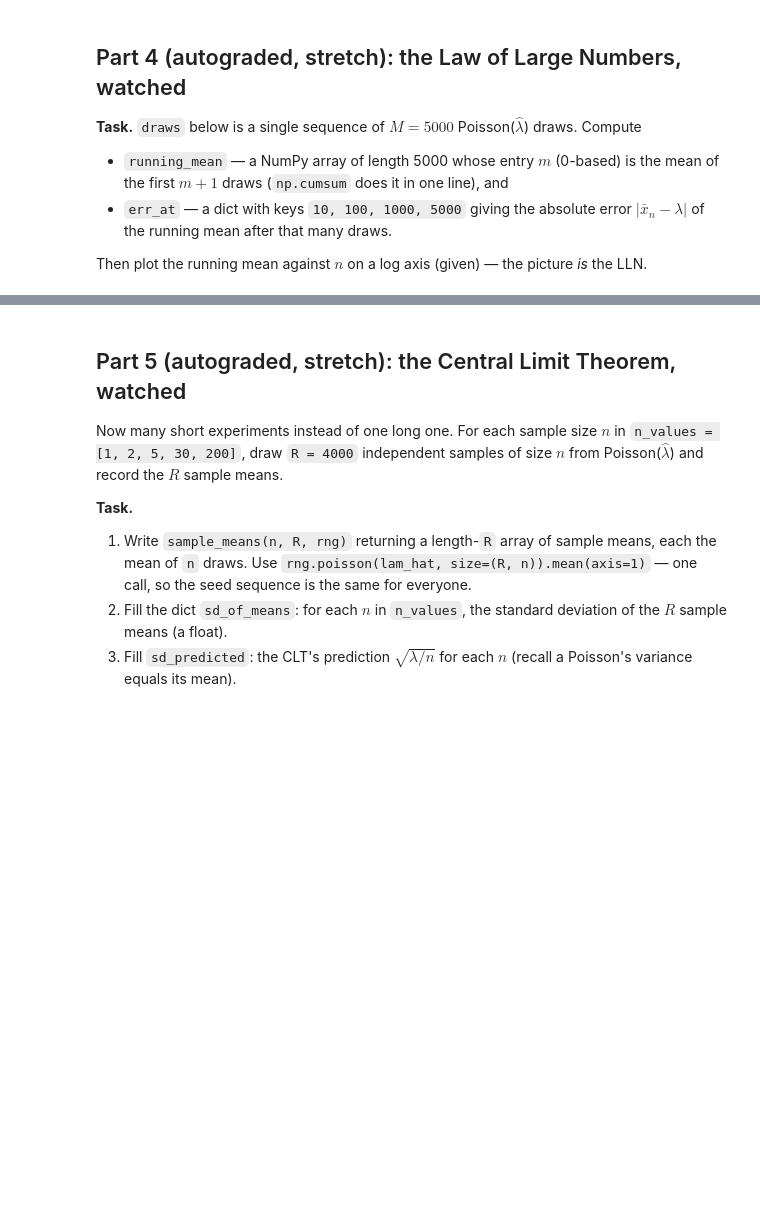
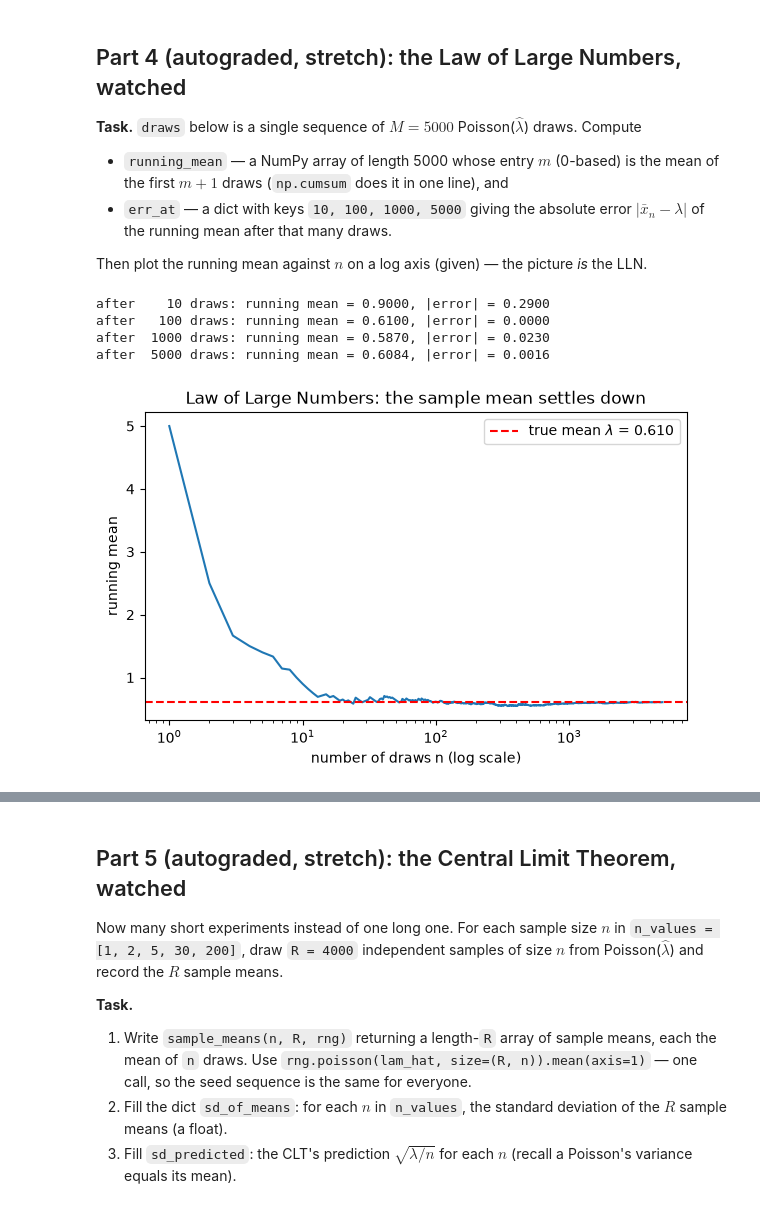
Before and after one commit to KNhae/DS701-Materials-FA26, a Jupyter notebook: class_activity_notebooks/05-InClass-Exercise-Probabilistic-Modeling-A1/05-InClass-Exercise-Probabilistic-Modeling-A1.ipynb, the cells around one changed output, grey strips where cells are left out. Drawn from its saved outputs; the diff is of its cells as text; code cells hidden in the pictures; blank space fills up the shorter version.

```diff
--- a/class_activity_notebooks/05-InClass-Exercise-Probabilistic-Modeling-A1/05-InClass-Exercise-Probabilistic-Modeling-A1.ipynb
+++ b/class_activity_notebooks/05-InClass-Exercise-Probabilistic-Modeling-A1/05-InClass-Exercise-Probabilistic-Modeling-A1.ipynb
@@ -359,19 +359,25 @@ LLN.
 # %%
 M = 5000
 rng = np.random.default_rng(SEED)
 draws = rng.poisson(lam_hat, size=M)          # one long sequence from the fitted population
 
-running_mean = ...
-err_at = ...
+running_mean = np.cumsum(draws) / np.arange(1, M + 1)
+err_at = {n: abs(running_mean[n-1] - lam_hat) for n in (10, 100, 1000, 5000)}
 
 for n, e in err_at.items():
     print(f"after {n:>5} draws: running mean = {running_mean[n - 1]:.4f}, |error| = {e:.4f}")
 
 plt.figure(figsize=(7, 4))
 plt.plot(np.arange(1, M + 1), running_mean, lw=1.5)
 plt.axhline(lam_hat, color="r", ls="--", label=f"true mean $\\lambda$ = {lam_hat:.3f}")
 plt.xscale("log"); plt.xlabel("number of draws n (log scale)"); plt.ylabel("running mean")
 plt.title("Law of Large Numbers: the sample mean settles down"); plt.legend()
 plt.show()
+# %% [output]
+after    10 draws: running mean = 0.9000, |error| = 0.2900
+after   100 draws: running mean = 0.6100, |error| = 0.0000
+after  1000 draws: running mean = 0.5870, |error| = 0.0230
+after  5000 draws: running mean = 0.6084, |error| = 0.0016
+[figure, added]
 # %%
 grader.check("q4")
```
Also changed, not shown: parts of 1 cell of this notebook, 1 other file.
